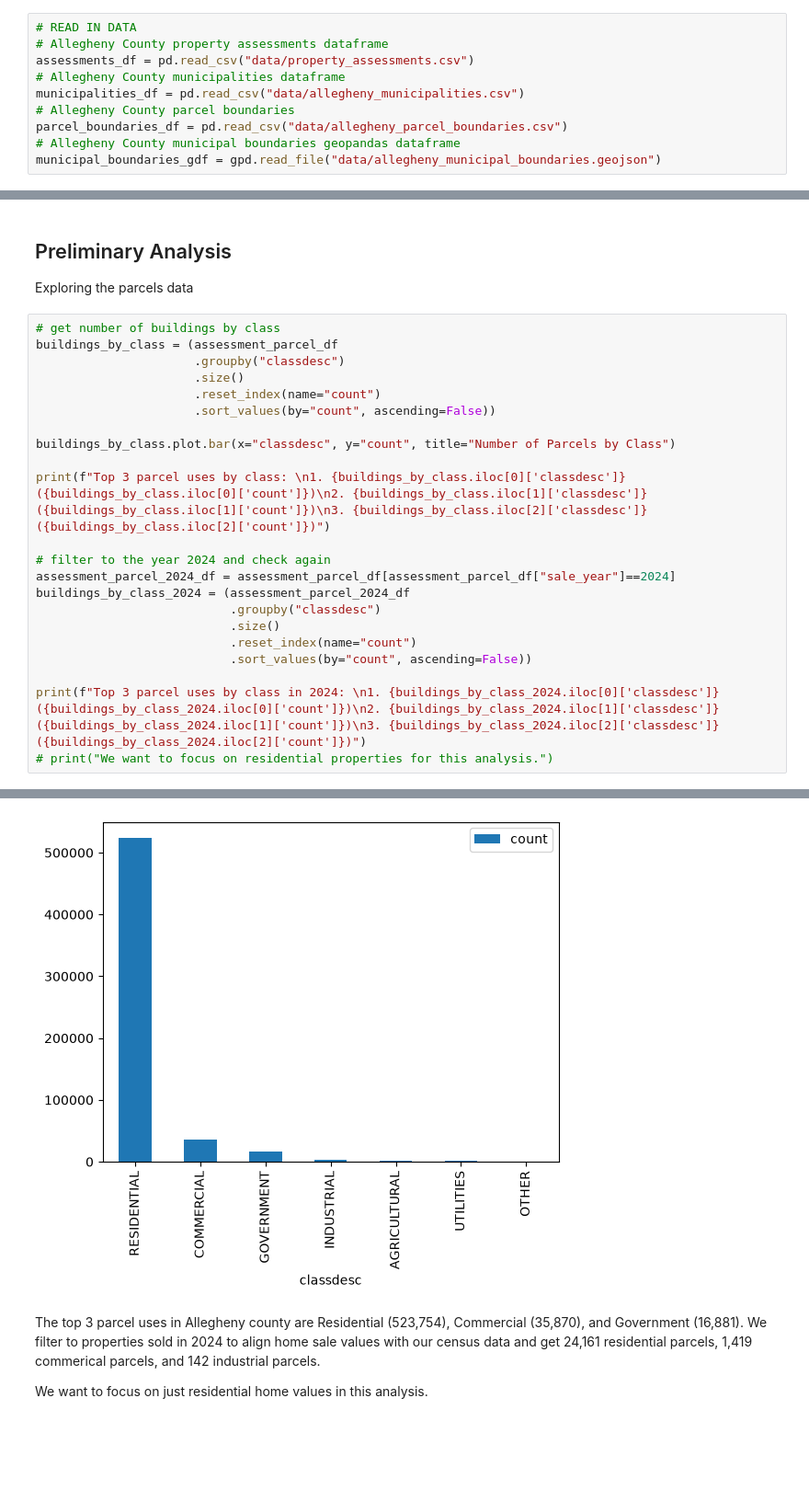
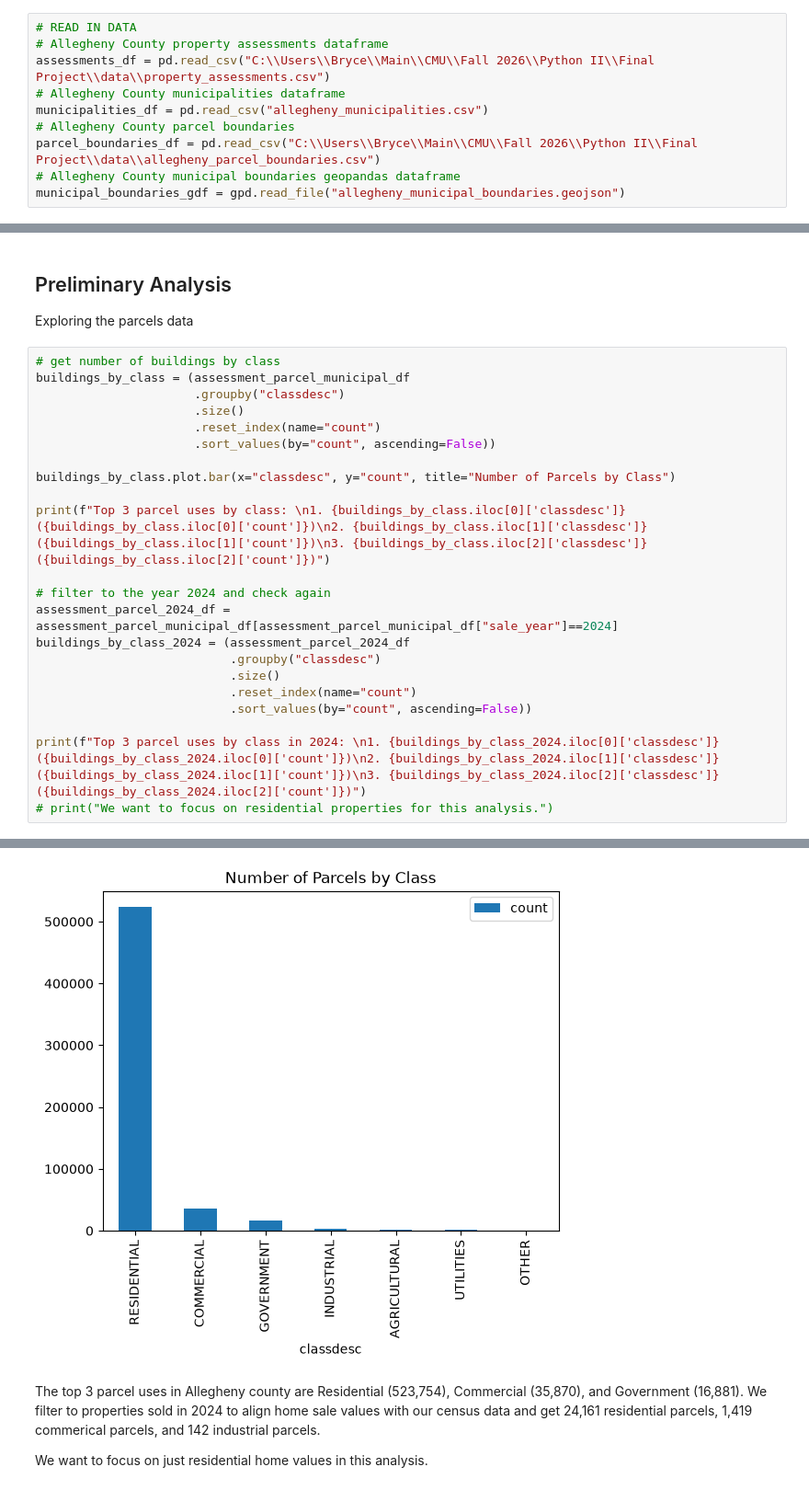
Before and after one commit to clydes-cmu/python-2-final, a Jupyter notebook: parcel_analysis.ipynb, the cells around one changed output, grey strips where cells are left out. Shown at 92% size. Saved outputs shown, nothing was run; the diff lists cells and outputs as text; blank space fills up the shorter version.

Commit message:
update parcel analysis script

```diff
--- a/parcel_analysis.ipynb
+++ b/parcel_analysis.ipynb
@@ -28,13 +47,13 @@ from pathlib import Path
 # %%
 # READ IN DATA
 # Allegheny County property assessments dataframe
-assessments_df = pd.read_csv("data/property_assessments.csv")
+assessments_df = pd.read_csv("C:\\Users\\Bryce\\Main\\CMU\\Fall 2026\\Python II\\Final Project\\data\\property_assessments.csv")
 # Allegheny County municipalities dataframe
-municipalities_df = pd.read_csv("data/allegheny_municipalities.csv")
+municipalities_df = pd.read_csv("allegheny_municipalities.csv")
 # Allegheny County parcel boundaries
-parcel_boundaries_df = pd.read_csv("data/allegheny_parcel_boundaries.csv")
+parcel_boundaries_df = pd.read_csv("C:\\Users\\Bryce\\Main\\CMU\\Fall 2026\\Python II\\Final Project\\data\\allegheny_parcel_boundaries.csv")
 # Allegheny County municipal boundaries geopandas dataframe
-municipal_boundaries_gdf = gpd.read_file("data/allegheny_municipal_boundaries.geojson")
+municipal_boundaries_gdf = gpd.read_file("allegheny_municipal_boundaries.geojson")
 # %%
 # print(assessments_df.shape)
 # print(assessments_df.head())
@@ -162,36 +192,36 @@ assessment_parcel_municipal_df.head()
 Exploring the parcels data
 # %%
 # get number of buildings by class
-buildings_by_class = (assessment_parcel_df
+buildings_by_class = (assessment_parcel_municipal_df
                       .groupby("classdesc")
                       .size()
                       .reset_index(name="count")
                       .sort_values(by="count", ascending=False))
 
 buildings_by_class.plot.bar(x="classdesc", y="count", title="Number of Parcels by Class")
 
 print(f"Top 3 parcel uses by class: \n1. {buildings_by_class.iloc[0]['classdesc']} ({buildings_by_class.iloc[0]['count']})\n2. {buildings_by_class.iloc[1]['classdesc']} ({buildings_by_class.iloc[1]['count']})\n3. {buildings_by_class.iloc[2]['classdesc']} ({buildings_by_class.iloc[2]['count']})")
 
 # filter to the year 2024 and check again
-assessment_parcel_2024_df = assessment_parcel_df[assessment_parcel_df["sale_year"]==2024]
+assessment_parcel_2024_df = assessment_parcel_municipal_df[assessment_parcel_municipal_df["sale_year"]==2024]
 buildings_by_class_2024 = (assessment_parcel_2024_df
                            .groupby("classdesc")
                            .size()
                            .reset_index(name="count")
                            .sort_values(by="count", ascending=False))
 
 print(f"Top 3 parcel uses by class in 2024: \n1. {buildings_by_class_2024.iloc[0]['classdesc']} ({buildings_by_class_2024.iloc[0]['count']})\n2. {buildings_by_class_2024.iloc[1]['classdesc']} ({buildings_by_class_2024.iloc[1]['count']})\n3. {buildings_by_class_2024.iloc[2]['classdesc']} ({buildings_by_class_2024.iloc[2]['count']})")
 # print("We want to focus on residential properties for this analysis.")
 # %% [output]
 Top 3 parcel uses by class:
 1. RESIDENTIAL (523754)
 2. COMMERCIAL (35870)
 3. GOVERNMENT (16881)
 Top 3 parcel uses by class in 2024:
 1. RESIDENTIAL (24161)
 2. COMMERCIAL (1419)
 3. INDUSTRIAL (142)
-[figure, old version]
+[figure, new version]
 # %% [markdown]
 The top 3 parcel uses in Allegheny county are Residential (523,754), Commercial (35,870), and Government (16,881). We filter to properties sold in 2024 to align home sale values with our census data and get 24,161 residential parcels, 1,419 commerical parcels, and 142 industrial parcels.
 
```
Also changed, not shown: parts of 5 cells of this notebook.
